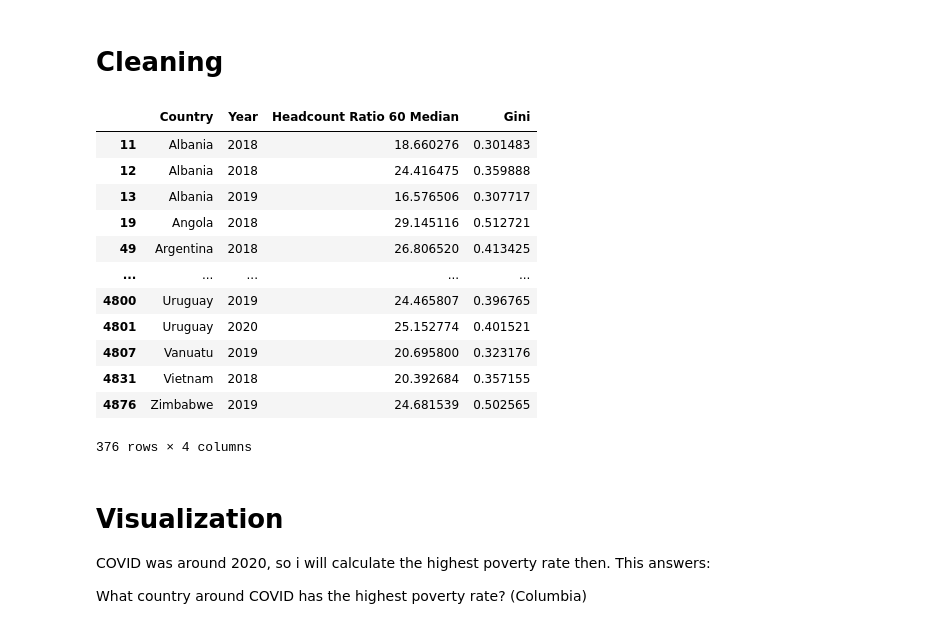
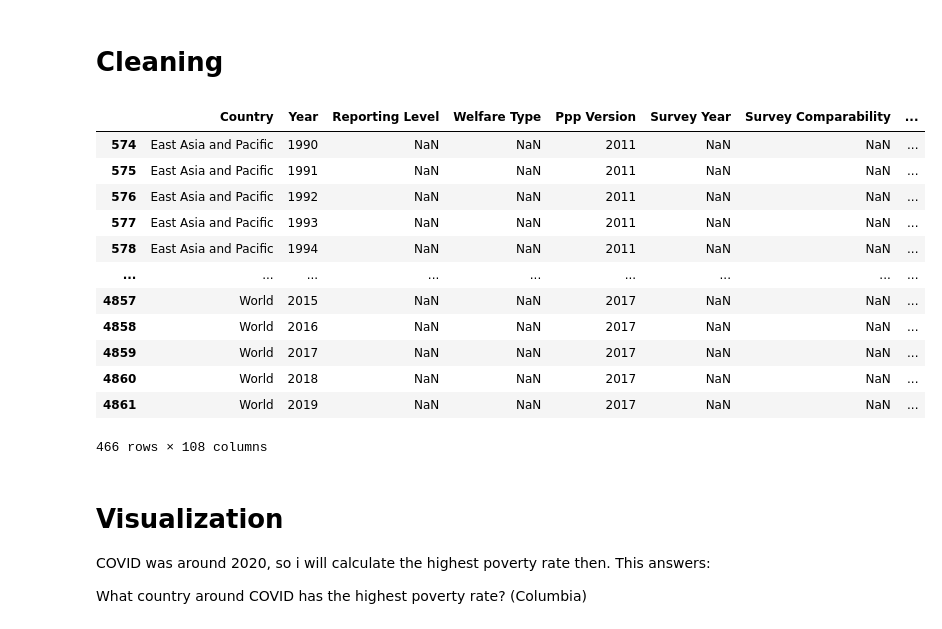
Before and after one commit to danielsmith-cloud/DSRP_inequality, a Jupyter notebook: DSRP_pip.ipynb, the cells around one changed output. Drawn from its saved outputs; the diff is of its cells as text; code cells hidden in the pictures.

```diff
--- a/DSRP_pip.ipynb
+++ b/DSRP_pip.ipynb
@@ -98,27 +98,30 @@ pip_df[['headcount_100', 'headcount_1000']]
 4877 rows × 2 columns
 # %% [markdown]
 # **Cleaning**
+# %%
+pip_df.columns = pip_df.columns.str.replace('_', ' ').str.title()
+pip_df = pip_df.drop_duplicates()
+pip_df[(pip_df['Survey Year'] < 0) | (pip_df['Survey Year'] > 2023) | (pip_df['Survey Year'].isna()) | (pip_df['Year'] < 0) | (pip_df['Year'] > 2023)]
+# %% [output]
+|  | Country | Year | Reporting Level | Welfare Type | Ppp Version | Survey Year | Survey Comparability | ... |
+| 574 | East Asia and Pacific | 1990 | NaN | NaN | 2011 | NaN | NaN | ... |
+| 575 | East Asia and Pacific | 1991 | NaN | NaN | 2011 | NaN | NaN | ... |
+| 576 | East Asia and Pacific | 1992 | NaN | NaN | 2011 | NaN | NaN | ... |
+| 577 | East Asia and Pacific | 1993 | NaN | NaN | 2011 | NaN | NaN | ... |
+| 578 | East Asia and Pacific | 1994 | NaN | NaN | 2011 | NaN | NaN | ... |
+| ... | ... | ... | ... | ... | ... | ... | ... | ... |
+| 4857 | World | 2015 | NaN | NaN | 2017 | NaN | NaN | ... |
+| 4858 | World | 2016 | NaN | NaN | 2017 | NaN | NaN | ... |
+| 4859 | World | 2017 | NaN | NaN | 2017 | NaN | NaN | ... |
+| 4860 | World | 2018 | NaN | NaN | 2017 | NaN | NaN | ... |
+| 4861 | World | 2019 | NaN | NaN | 2017 | NaN | NaN | ... |
+466 rows × 108 columns
 # %%
-pip_df.columns = pip_df.columns.str.replace('_', ' ').str.title()
-pip_df = pip_df.drop_duplicates()
+pip_df = pip_df.dropna(subset=['Survey Year', 'Year', 'Headcount 100', 'Headcount 1000', 'Headcount Ratio 60 Median'])
 demo_df = pip_df[(pip_df['Survey Year'] >= 2018) & (pip_df['Survey Year'] <= 2022)]
 final_df = demo_df[['Country', 'Year', 'Survey Year', 'Headcount Ratio International Povline', 'Headcount 1000', 'Headcount Ratio 60 Median', 'Mean', 'Median', 'Gini', 'Mld', 'Palma Ratio']]
 meep = final_df[['Country', 'Year', 'Headcount Ratio 60 Median', 'Gini']]
 meep = meep[meep['Country'] == 'Colombia']
-# %% [output]
-|  | Country | Year | Headcount Ratio 60 Median | Gini |
-| 11 | Albania | 2018 | 18.660276 | 0.301483 |
-| 12 | Albania | 2018 | 24.416475 | 0.359888 |
-| 13 | Albania | 2019 | 16.576506 | 0.307717 |
-| 19 | Angola | 2018 | 29.145116 | 0.512721 |
-| 49 | Argentina | 2018 | 26.806520 | 0.413425 |
-| ... | ... | ... | ... | ... |
-| 4800 | Uruguay | 2019 | 24.465807 | 0.396765 |
-| 4801 | Uruguay | 2020 | 25.152774 | 0.401521 |
-| 4807 | Vanuatu | 2019 | 20.695800 | 0.323176 |
-| 4831 | Vietnam | 2018 | 20.392684 | 0.357155 |
-| 4876 | Zimbabwe | 2019 | 24.681539 | 0.502565 |
-376 rows × 4 columns
 # %% [markdown]
 # **Visualization**
 
```
